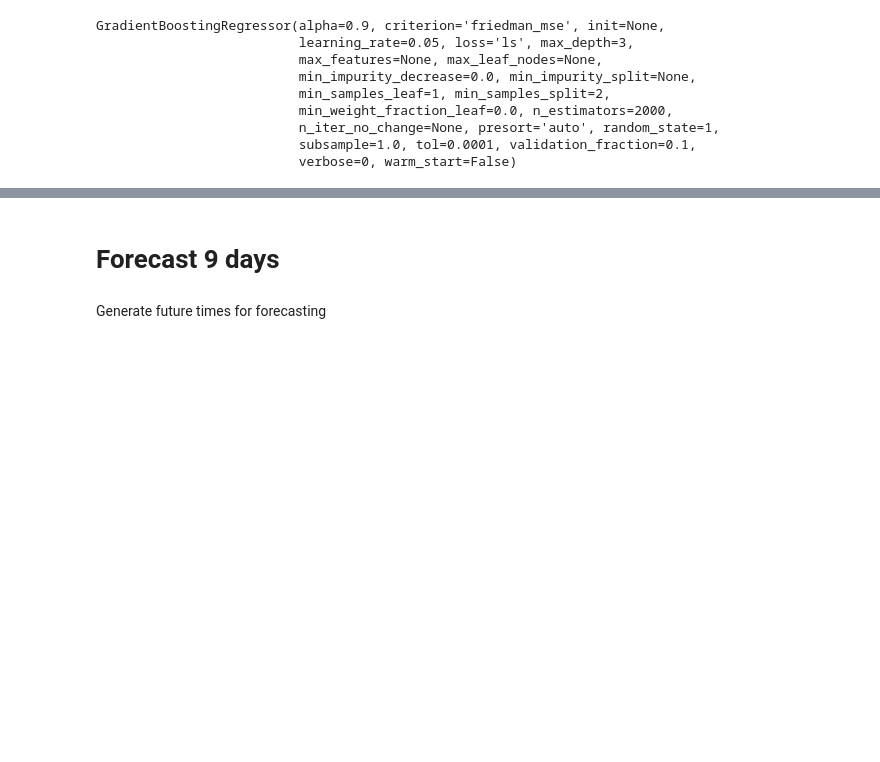
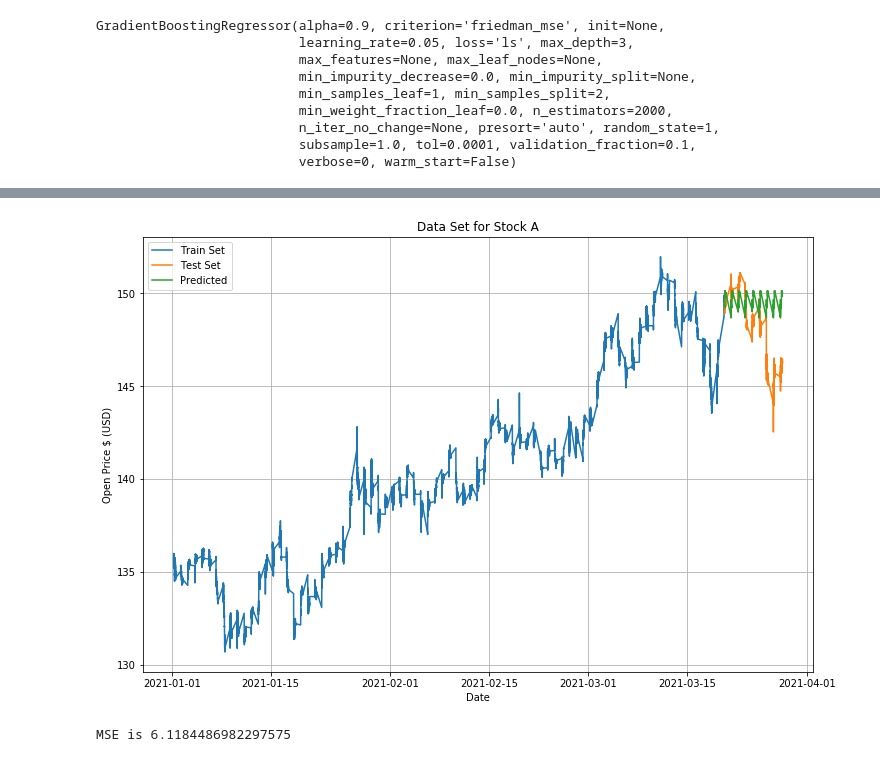
Before and after one commit to pascualcam/stanford_stats202, a Jupyter notebook: Boost-A.ipynb, the cells around one changed output, grey strips where cells are left out. Drawn from its saved outputs; the diff is of its cells as text; code cells hidden in the pictures; blank space fills up the shorter version.

```diff
--- a/Boost-A.ipynb
+++ b/Boost-A.ipynb
@@ -155,10 +153,15 @@ plt.legend()
 # %%
-# # Test And Train Data
-# plt.figure(figsize=(15, 5))
-# plt.plot(data['date time'].iloc[:train_size], y_train, color='tab:blue', label='Train Set')
-# plt.plot(data['date time'].iloc[train_size:], y_test, color='tab:olive', label='Test Set')
-# plt.plot(data['date time'].iloc[train_size:], predict[:], label='Predicted', color='m')
-# plot_title = 'Data Set for Stock ' + stock
-# plt.title(plot_title)
-# plt.legend()
-# plt.grid()
+# Test And Train Data
+plt.figure(figsize=(12, 8))
+# fig = plt.figure()
+plt.plot(data['date time'].iloc[:train_size], y_train, color='tab:blue', label='Train Set')
+plt.plot(data['date time'].iloc[train_size:], y_test, color='tab:orange', label='Test Set')
+plt.plot(data['date time'].iloc[train_size:], predict[:], label='Predicted', color='tab:green')
+plt.xlabel('Date')
+plt.ylabel('Open Price $ (USD)')
+plot_title = 'Data Set for Stock ' + stock
+plt.title(plot_title)
+plt.legend()
+plt.grid()
+# %% [output]
+[figure, added]
@@ -178,10 +168,7 @@ plt.legend()
 # %%
-# # Mean Squared Error
-# import math
-# mse = mean_squared_error(y_test, predict)
-# rmse = math.sqrt(mse)
-# mse, rmse
+# Mean Squared Error
+import math
+mse = mean_squared_error(y_test, predict)
+print('MSE is', mse)
+# %% [output]
+MSE is 6.1184486982297575
-# %% [markdown]
-# Forecast 9 days
-# %% [markdown]
-Generate future times for forecasting
```
Also changed, not shown: parts of 13 cells of this notebook.
